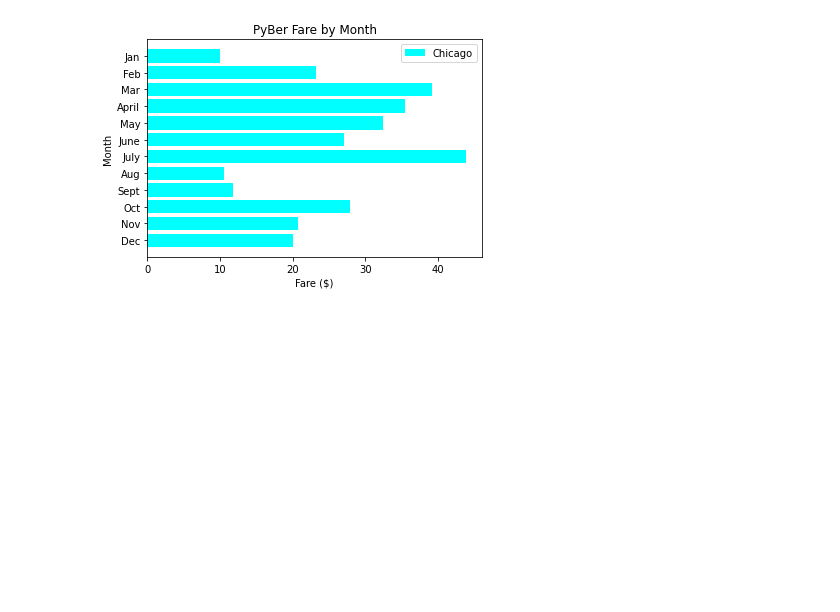
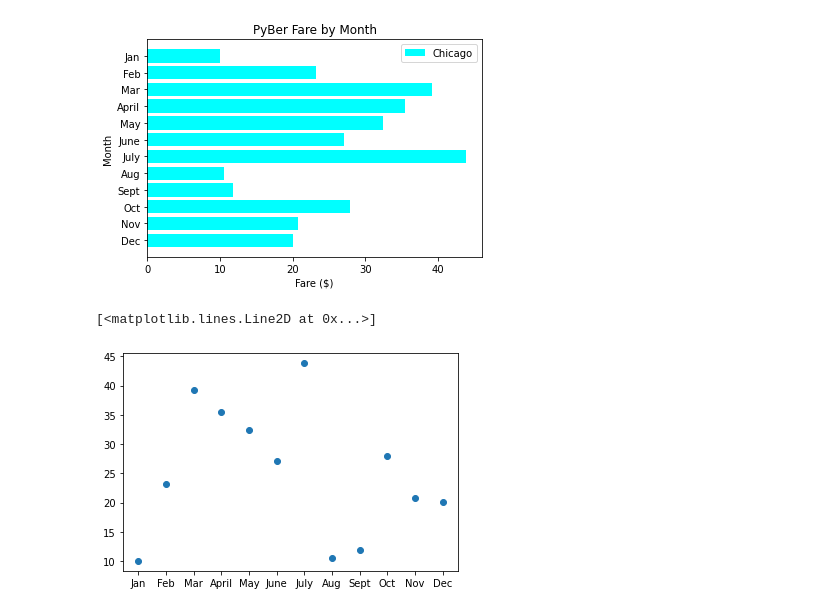
Before and after one commit to david-garza/PyBer_Analysis, a Jupyter notebook: matplotlib_practice.ipynb, the cells around one changed output. Cells and saved outputs as stored; diff of their text form; code cells hidden in the pictures; blank space fills up the shorter version.

Commit message:
Scatter and bubble plots

```diff
--- a/matplotlib_practice.ipynb
+++ b/matplotlib_practice.ipynb
@@ -146,3 +146,9 @@ ax.legend()
 # %% [output]
 <matplotlib.legend.Legend at 0x...>
 [figure]
+# %%
+# scatter plot using plot
+plt.plot(x_axis,y_axis, 'o')
+# %% [output]
+[<matplotlib.lines.Line2D at 0x...>]
+[figure, added]
```
Also changed, not shown: parts of 9 cells of this notebook.
